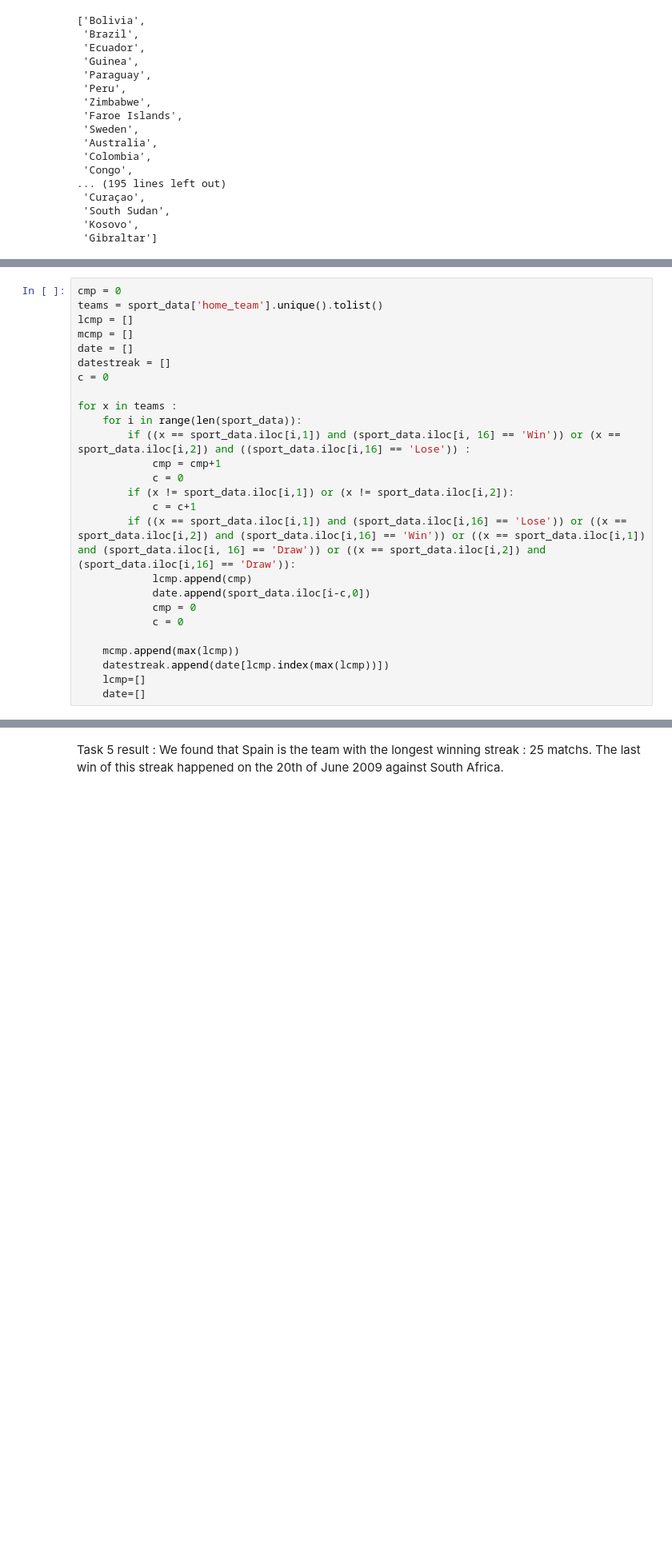
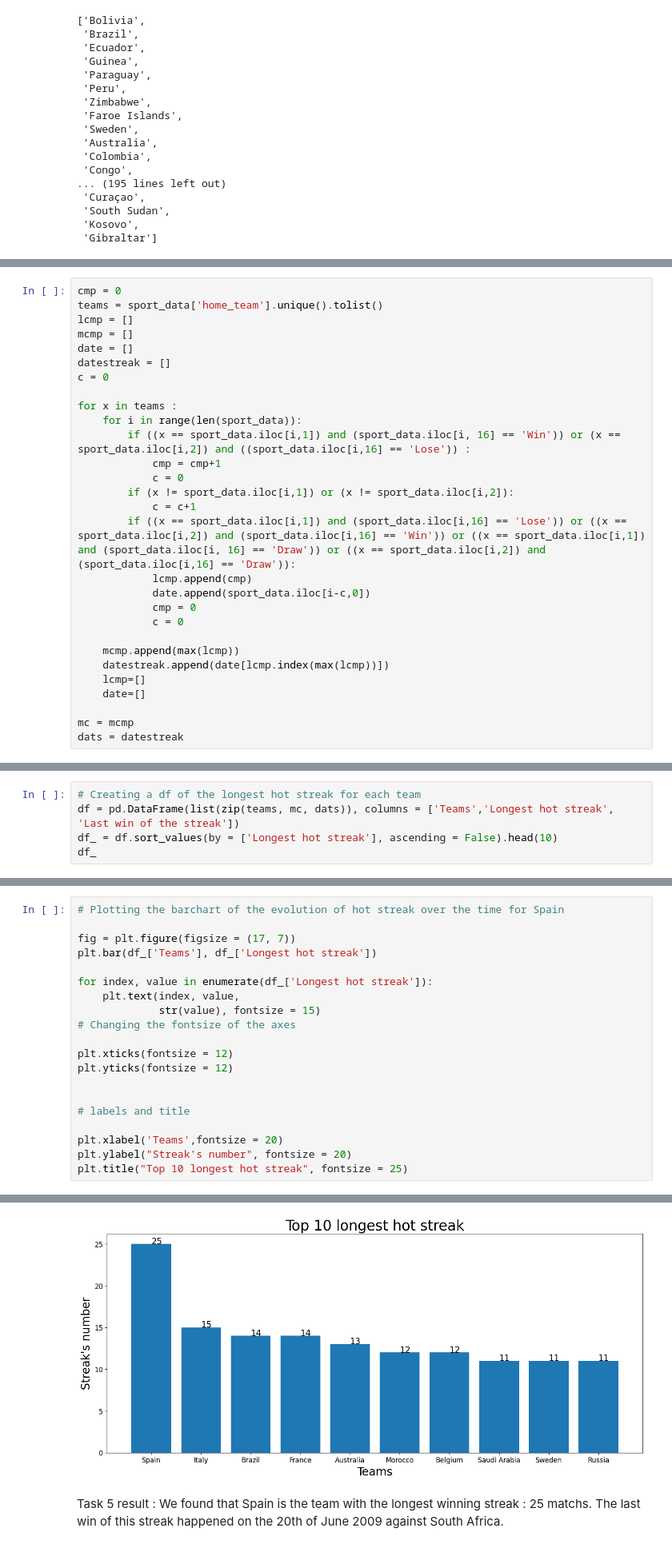
Before and after one commit to zainmirza24/FIFA-World-Cup-Team-Analytics, a Jupyter notebook: Antoine_folder/task5.ipynb, the cells around one changed output, grey strips where cells are left out. Shown at 80% size. Drawn from its saved outputs; the diff is of its cells as text; blank space fills up the shorter version.

Commit message:
plots added to task5

```diff
--- a/Antoine_folder/task5.ipynb
+++ b/Antoine_folder/task5.ipynb
@@ -126,6 +109,9 @@ for x in teams :
     datestreak.append(date[lcmp.index(max(lcmp))])
     lcmp=[]
     date=[]
+
+mc = mcmp
+dats = datestreak
 # %%
 print(max(mcmp))
 print(teams[mcmp.index(max(mcmp))])
@@ -136,0 +125,5 @@ Spain
+# %%
+# Creating a df of the longest hot streak for each team
+df = pd.DataFrame(list(zip(teams, mc, dats)), columns = ['Teams','Longest hot streak', 'Last win of the streak'])
+df_ = df.sort_values(by = ['Longest hot streak'], ascending = False).head(10)
+df_
@@ -136,0 +144,21 @@ Spain
+# %%
+# Plotting the barchart of the evolution of hot streak over the time for Spain
+
+fig = plt.figure(figsize = (17, 7))
+plt.bar(df_['Teams'], df_['Longest hot streak'])
+
+for index, value in enumerate(df_['Longest hot streak']):
+    plt.text(index, value,
+             str(value), fontsize = 15)
+# Changing the fontsize of the axes
+
+plt.xticks(fontsize = 12)
+plt.yticks(fontsize = 12)
+
+
+# labels and title
+
+plt.xlabel('Teams',fontsize = 20)
+plt.ylabel("Streak's number", fontsize = 20)
+plt.title("Top 10 longest hot streak", fontsize = 25)
+# %% [output]
@@ -137,3 +166,4 @@ Spain
+[figure, added]
 # %% [markdown]
 Task 5 result :
 We found that Spain is the team with the longest winning streak : 25 matchs. The last win of this streak happened on the 20th of June 2009 against South Africa.
```
Also changed, not shown: parts of 20 cells of this notebook, 1 other file.
